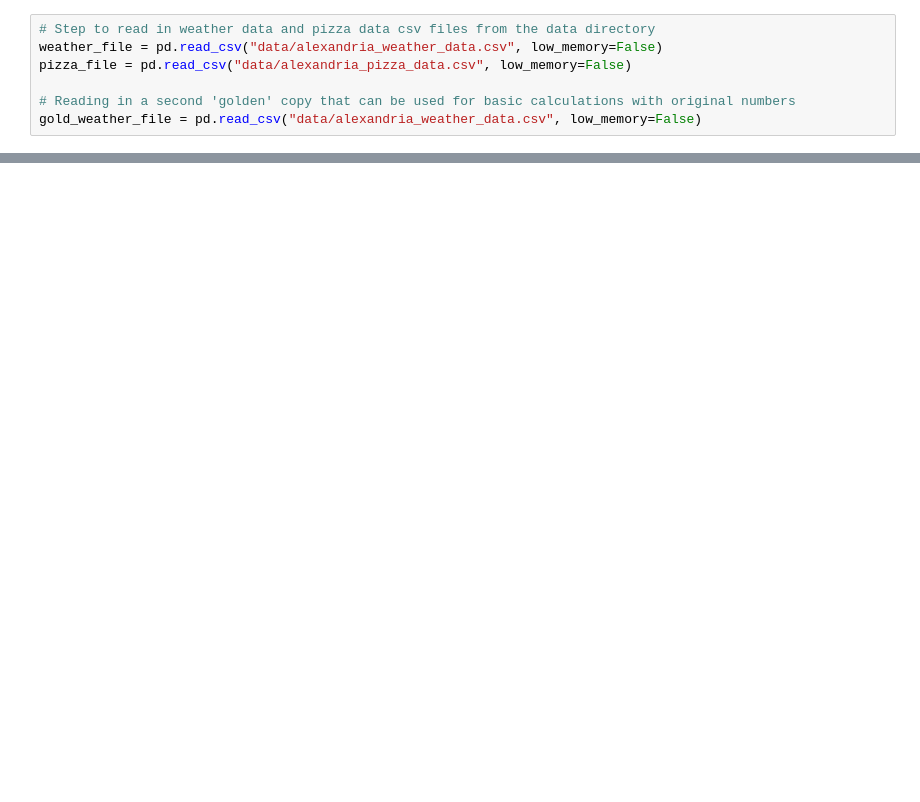
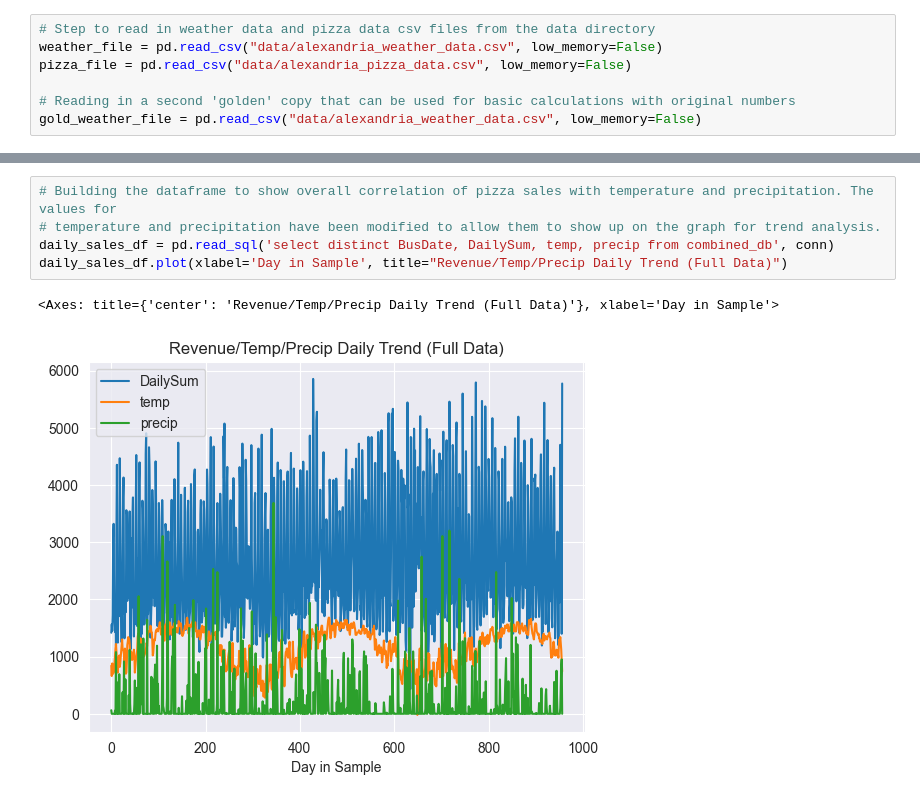
Before and after one commit to robertdfraley/PizzaWeatherPatterns, a Jupyter notebook: PizzaWeatherPattern.ipynb, the cells around one changed output, grey strips where cells are left out. Cells and saved outputs as stored; diff of their text form; blank space fills up the shorter version.

Commit message:
Push of cleaned up files and full functionality.

```diff
--- a/PizzaWeatherPattern.ipynb
+++ b/PizzaWeatherPattern.ipynb
@@ -446,0 +277,8 @@ montues_orders_per_avgtemp
+# %%
+# Building the dataframe to show overall correlation of pizza sales with temperature and precipitation. The values for
+# temperature and precipitation have been modified to allow them to show up on the graph for trend analysis.
+daily_sales_df = pd.read_sql('select distinct BusDate, DailySum, temp, precip from combined_db', conn)
+daily_sales_df.plot(xlabel='Day in Sample', title="Revenue/Temp/Precip Daily Trend (Full Data)")
+# %% [output]
+<Axes: title={'center': 'Revenue/Temp/Precip Daily Trend (Full Data)'}, xlabel='Day in Sample'>
+[figure, added]
```
Also changed, not shown: parts of 66 cells of this notebook, 11 other files.
